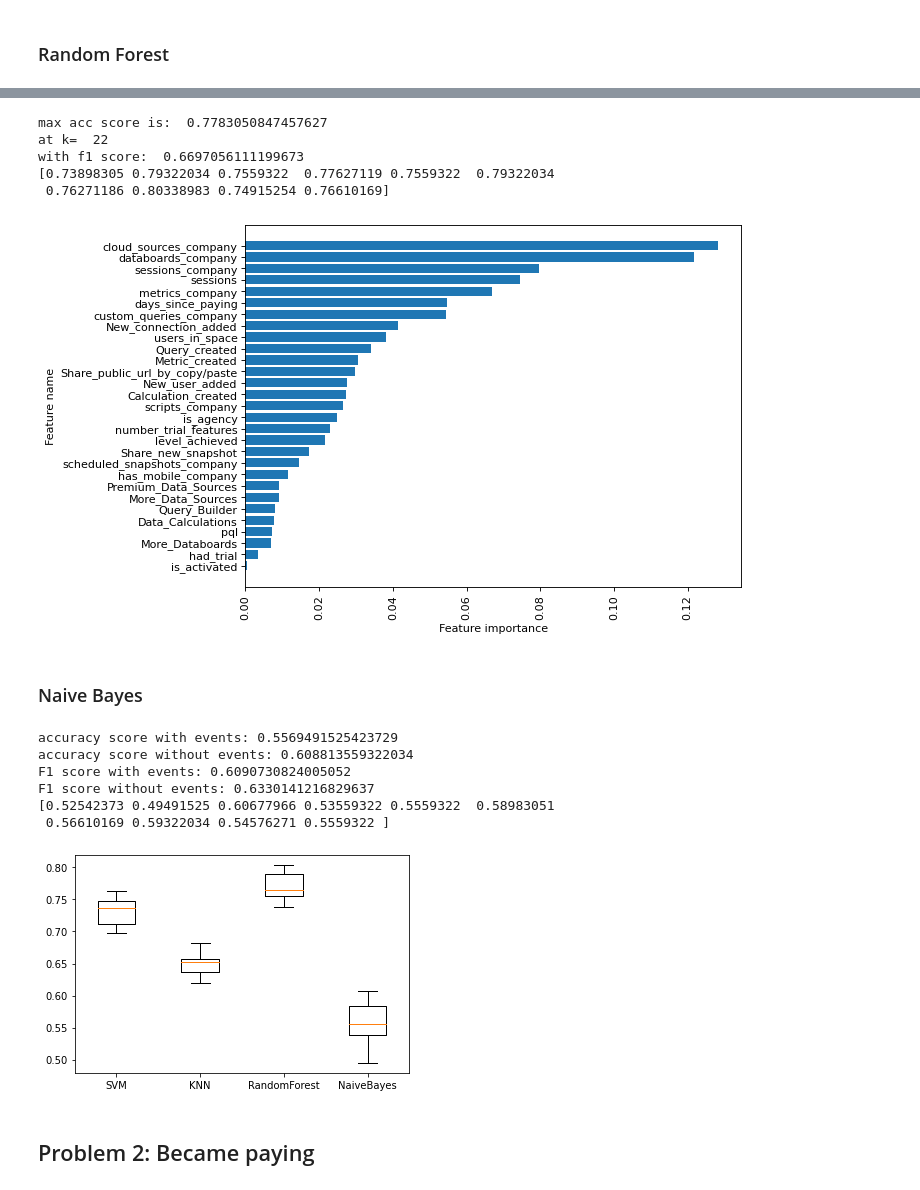
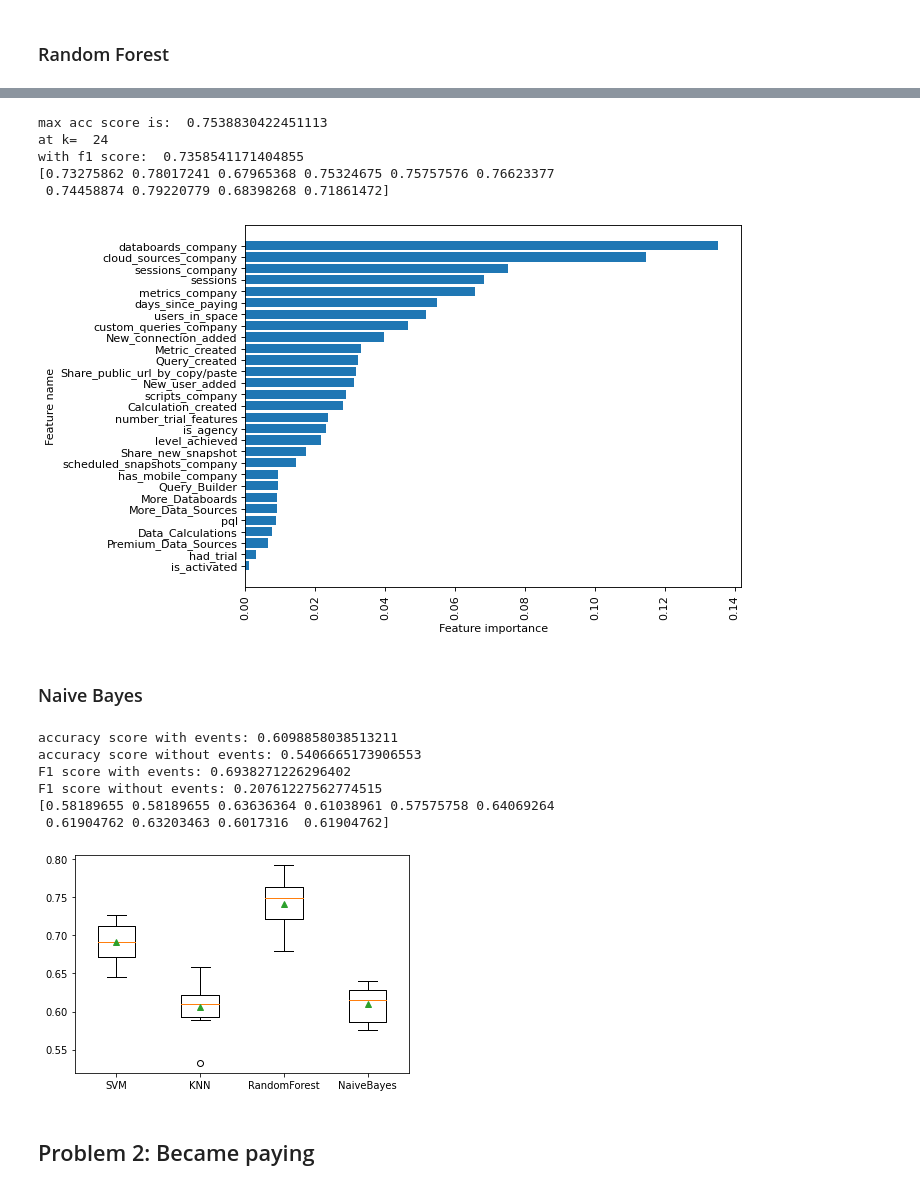
Before and after one commit to ZaloznikV/Project-3-ZaloznikV, a Jupyter notebook: predictive_modeling.ipynb, the cells around one changed output, grey strips where cells are left out. Cells and saved outputs as stored; diff of their text form; code cells hidden in the pictures.

Commit message:
Did some sampling.

```diff
--- a/predictive_modeling.ipynb
+++ b/predictive_modeling.ipynb
@@ -414,14 +414,18 @@ df_2.columns=col2
 
 #df_2
 
-Y1 = df_1[["had_cancelled"]]
-X1 = df_1.drop(columns=["had_cancelled"])
+df_1.columns
+#sampling equal amount of aech
+s0 = df_1.had_cancelled[df_1.had_cancelled.eq(0)].sample(1156).index
+s1 = df_1.had_cancelled[df_1.had_cancelled.eq(1)].sample(1156).index
 
-Y2 = df_2[["had_cancelled"]]
-X2 = df_2.drop(columns=["had_cancelled"])
-print("X1 shape: ",X1.shape)
-print("Y1 shape: ",Y1.shape)
-print("X2 shape: ",X2.shape)
-print("Y2 shape: ",Y2.shape)
-X1.head()
+df_1 = df_1.loc[s0.union(s1)]
+
+
+s0 = df_2.had_cancelled[df_2.had_cancelled.eq(0)].sample(1156).index
+s1 = df_2.had_cancelled[df_2.had_cancelled.eq(1)].sample(1156).index
+
+df_2 = df_2.loc[s0.union(s1)]
+
+df_1
 # %% [output]
@@ -655,11 +684,11 @@ score = cross_val_score(clf, X1, np.ravel(Y1), cv=10)
 RESULT_DICT["RandomForest"] = score
 print(score)
 # %% [output]
-max acc score is:  0.7783050847457627
-at k=  22
-with f1 score:  0.6697056111199673
-[0.73898305 0.79322034 0.7559322  0.77627119 0.7559322  0.79322034
- 0.76271186 0.80338983 0.74915254 0.76610169]
+max acc score is:  0.7538830422451113
+at k=  24
+with f1 score:  0.7358541171404855
+[0.73275862 0.78017241 0.67965368 0.75324675 0.75757576 0.76623377
+ 0.74458874 0.79220779 0.68398268 0.71861472]
 # %%
 clf=RandomForestClassifier(n_estimators=k_list[index]) #max
 clf.fit(X1, np.ravel(Y1))
@@ -680,7 +709,7 @@ plt.xlabel("Feature importance")
 plt.ylabel("Feature name")
 plt.show()
 # %% [output]
-[figure, old version]
+[figure, new version]
 # %% [markdown]
 ### Naive Bayes
 # %%
@@ -701,20 +730,20 @@ print("F1 score without events: {}".format(np.mean(scores4)))
 RESULT_DICT["NaiveBayes"] = scores1
 print(scores1)
 # %% [output]
-accuracy score with events: 0.5569491525423729
-accuracy score without events: 0.608813559322034
-F1 score with events: 0.6090730824005052
-F1 score without events: 0.6330141216829637
-[0.52542373 0.49491525 0.60677966 0.53559322 0.5559322  0.58983051
- 0.56610169 0.59322034 0.54576271 0.5559322 ]
+accuracy score with events: 0.6098858038513211
+accuracy score without events: 0.5406665173906553
+F1 score with events: 0.6938271226296402
+F1 score without events: 0.20761227562774515
+[0.58189655 0.58189655 0.63636364 0.61038961 0.57575758 0.64069264
+ 0.61904762 0.63203463 0.6017316  0.61904762]
 # %%
 RESULT_DICT
 fig, ax = plt.subplots()
-ax.boxplot(RESULT_DICT.values())
+ax.boxplot(RESULT_DICT.values(), showmeans=True)
 ax.set_xticklabels(RESULT_DICT.keys())
 plt.show()
 # %% [output]
-[figure, old version]
+[figure, new version]
 # %% [markdown]
 ## Problem 2: Became paying
 # %%
```
Also changed, not shown: parts of 8 cells of this notebook.
